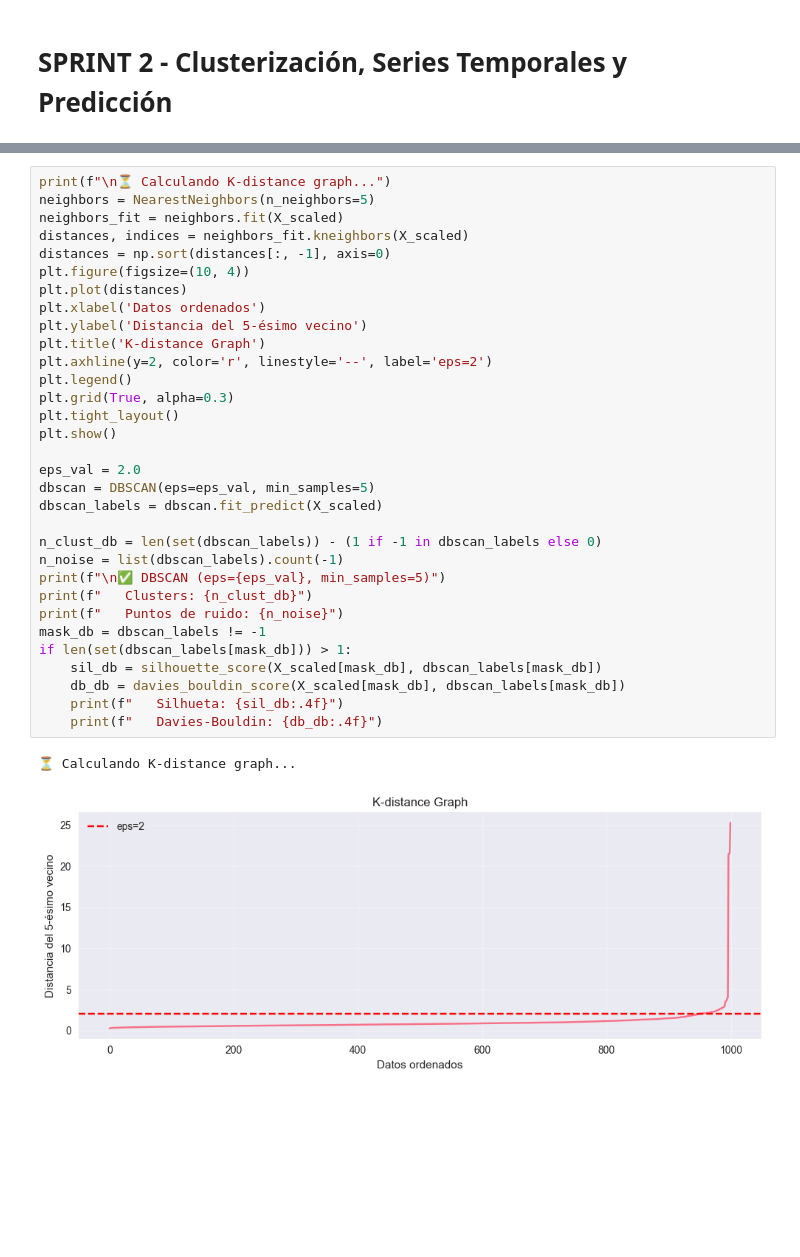
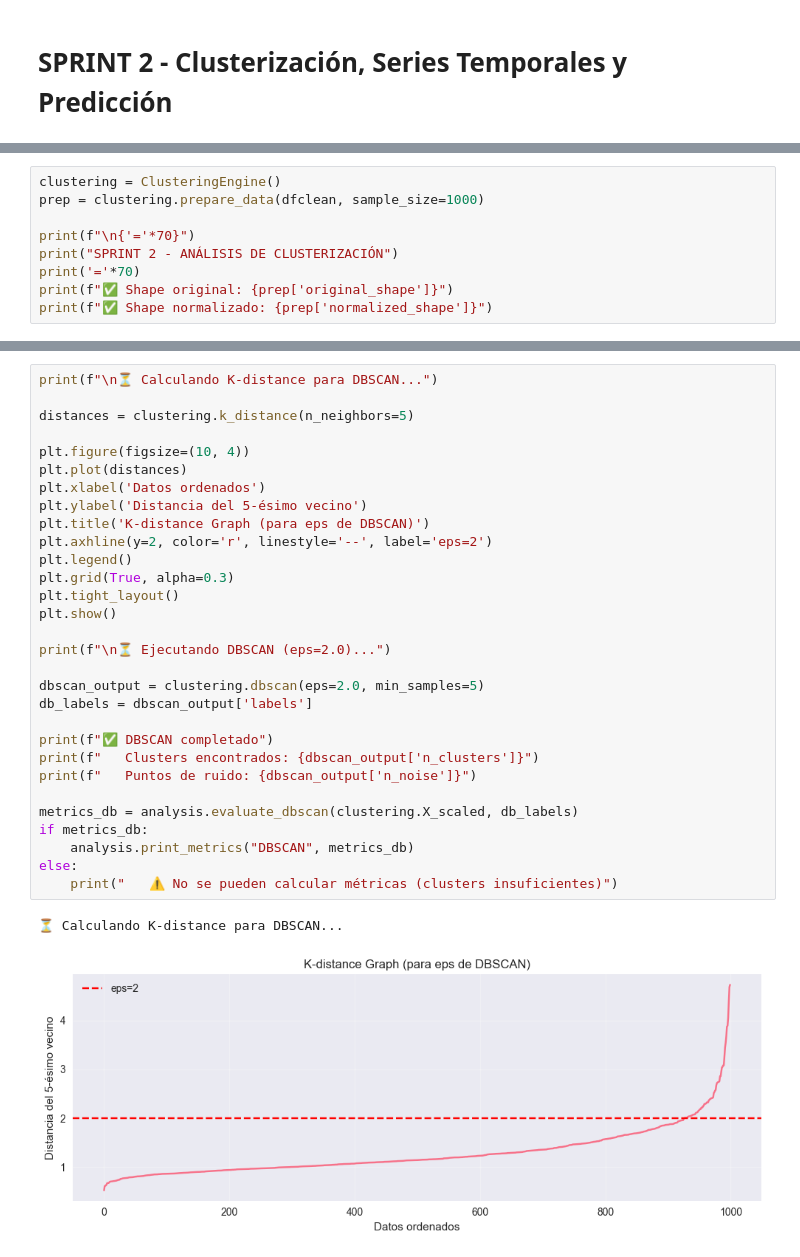
Before and after one commit to GermanCastellanos/Proyecto-Inteligencia-de-negocios, a Jupyter notebook: Proyecto_ICFES.ipynb, the cells around one changed output, grey strips where cells are left out. Cells and saved outputs as stored; diff of their text form; blank space fills up the shorter version.

Commit message:
Actualizacion Sprint 2

```diff
--- a/Proyecto_ICFES.ipynb
+++ b/Proyecto_ICFES.ipynb
@@ -771,0 +779,9 @@ SPRINT 2 - ANÁLISIS DE CLUSTERIZACIÓN
+# %%
+clustering = ClusteringEngine()
+prep = clustering.prepare_data(dfclean, sample_size=1000)
+
+print(f"\n{'='*70}")
+print("SPRINT 2 - ANÁLISIS DE CLUSTERIZACIÓN")
+print('='*70)
+print(f"✅ Shape original: {prep['original_shape']}")
+print(f"✅ Shape normalizado: {prep['normalized_shape']}")
@@ -831,35 +837,33 @@ print(f"   Calinski-Harabasz: {ch_kmeans:.4f}")
 # %%
-print(f"\n⏳ Calculando K-distance graph...")
-neighbors = NearestNeighbors(n_neighbors=5)
-neighbors_fit = neighbors.fit(X_scaled)
-distances, indices = neighbors_fit.kneighbors(X_scaled)
-distances = np.sort(distances[:, -1], axis=0)
+print(f"\n⏳ Calculando K-distance para DBSCAN...")
+
+distances = clustering.k_distance(n_neighbors=5)
+
 plt.figure(figsize=(10, 4))
 plt.plot(distances)
 plt.xlabel('Datos ordenados')
 plt.ylabel('Distancia del 5-ésimo vecino')
-plt.title('K-distance Graph')
+plt.title('K-distance Graph (para eps de DBSCAN)')
 plt.axhline(y=2, color='r', linestyle='--', label='eps=2')
 plt.legend()
 plt.grid(True, alpha=0.3)
 plt.tight_layout()
 plt.show()
 
-eps_val = 2.0
-dbscan = DBSCAN(eps=eps_val, min_samples=5)
-dbscan_labels = dbscan.fit_predict(X_scaled)
+print(f"\n⏳ Ejecutando DBSCAN (eps=2.0)...")
 
-n_clust_db = len(set(dbscan_labels)) - (1 if -1 in dbscan_labels else 0)
-n_noise = list(dbscan_labels).count(-1)
-print(f"\n✅ DBSCAN (eps={eps_val}, min_samples=5)")
-print(f"   Clusters: {n_clust_db}")
-print(f"   Puntos de ruido: {n_noise}")
-mask_db = dbscan_labels != -1
-if len(set(dbscan_labels[mask_db])) > 1:
-    sil_db = silhouette_score(X_scaled[mask_db], dbscan_labels[mask_db])
-    db_db = davies_bouldin_score(X_scaled[mask_db], dbscan_labels[mask_db])
-    print(f"   Silhueta: {sil_db:.4f}")
-    print(f"   Davies-Bouldin: {db_db:.4f}")
+dbscan_output = clustering.dbscan(eps=2.0, min_samples=5)
+db_labels = dbscan_output['labels']
+
+print(f"✅ DBSCAN completado")
+print(f"   Clusters encontrados: {dbscan_output['n_clusters']}")
+print(f"   Puntos de ruido: {dbscan_output['n_noise']}")
+
+metrics_db = analysis.evaluate_dbscan(clustering.X_scaled, db_labels)
+if metrics_db:
+    analysis.print_metrics("DBSCAN", metrics_db)
+else:
+    print("   ⚠️ No se pueden calcular métricas (clusters insuficientes)")
 # %% [output]
-⏳ Calculando K-distance graph...
+⏳ Calculando K-distance para DBSCAN...
-[figure, old version]
+[figure, new version]
```
Also changed, not shown: parts of 19 cells of this notebook, 3 other files.
